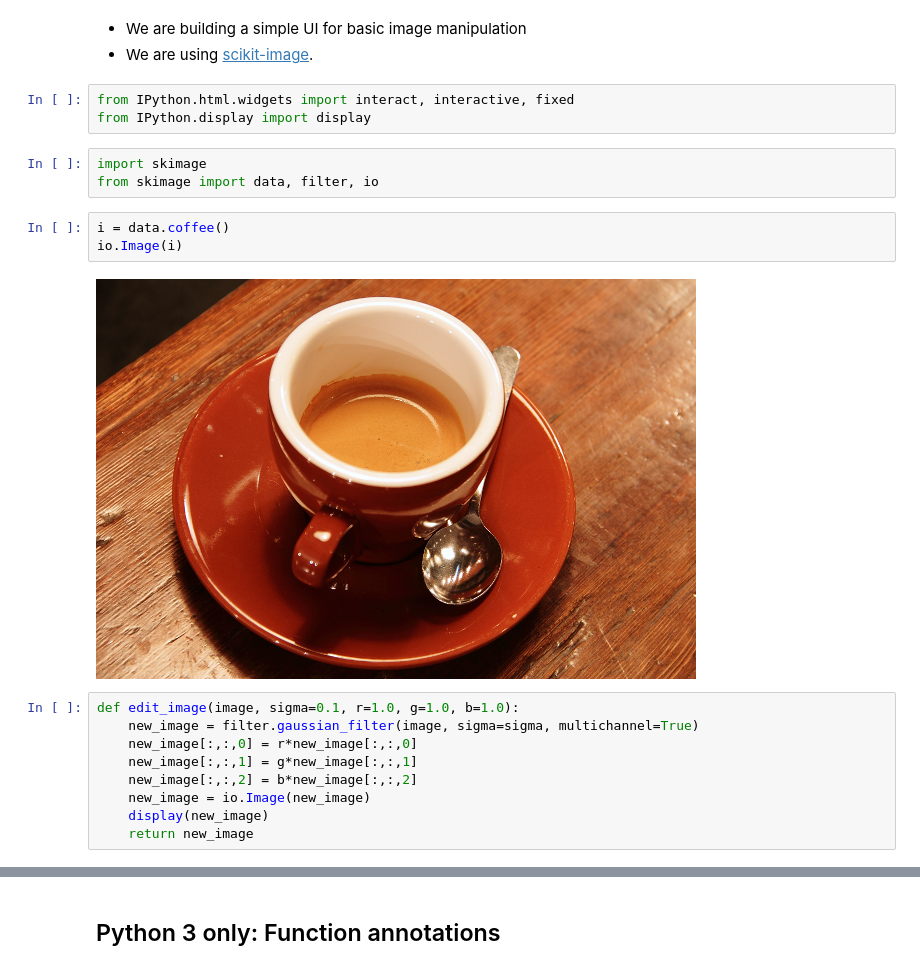
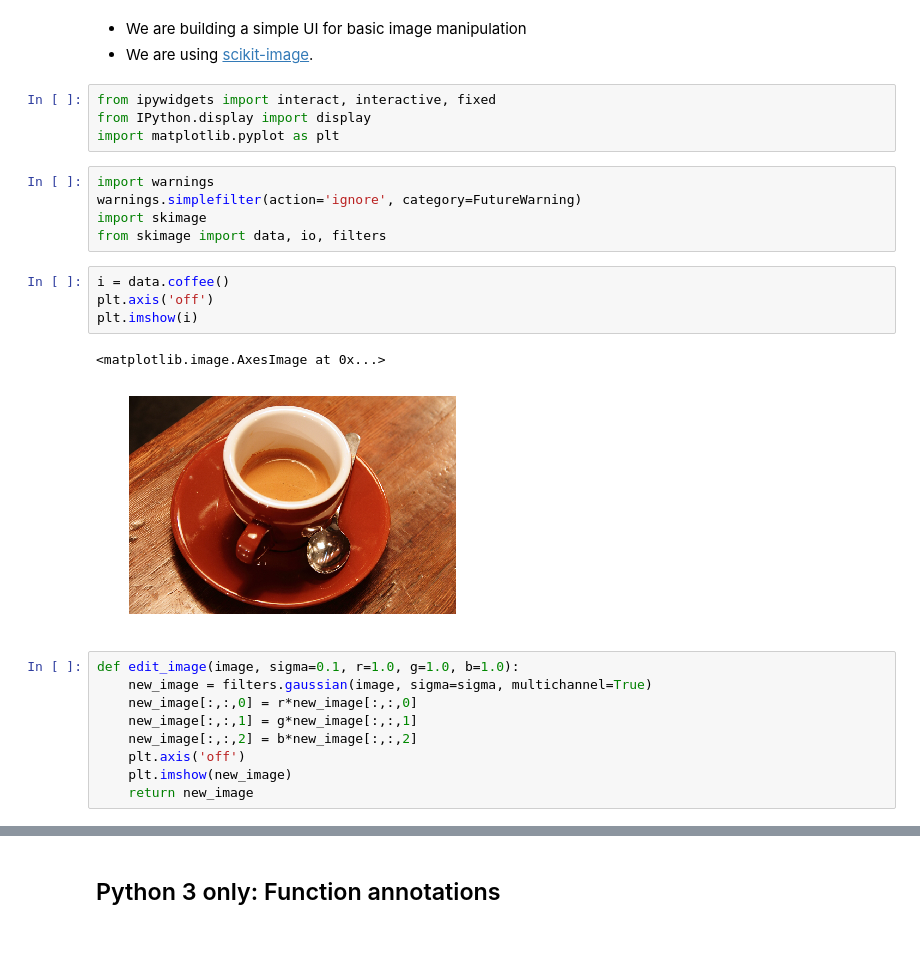
Before and after one commit to MISTLab/NotebookTutorial, a Jupyter notebook: content/InteractiveWidgets.ipynb, the cells around one changed output, grey strips where cells are left out. Saved outputs shown, nothing was run; the diff lists cells and outputs as text; blank space fills up the shorter version.

```diff
--- a/content/InteractiveWidgets.ipynb
+++ b/content/InteractiveWidgets.ipynb
@@ -4,24 +4,29 @@
 - We are building a simple UI for basic image manipulation
 - We are using [scikit-image](http://scikit-image.org/).
 # %%
-from IPython.html.widgets import interact, interactive, fixed
+from ipywidgets import interact, interactive, fixed
 from IPython.display import display
+import matplotlib.pyplot as plt
 # %%
+import warnings
+warnings.simplefilter(action='ignore', category=FutureWarning)
 import skimage
-from skimage import data, filter, io
+from skimage import data, io, filters
 # %%
 i = data.coffee()
-io.Image(i)
+plt.axis('off')
+plt.imshow(i)
 # %% [output]
+<matplotlib.image.AxesImage at 0x...>
-[figure, old version]
+[figure, new version]
 # %%
 def edit_image(image, sigma=0.1, r=1.0, g=1.0, b=1.0):
-    new_image = filter.gaussian_filter(image, sigma=sigma, multichannel=True)
+    new_image = filters.gaussian(image, sigma=sigma, multichannel=True)
     new_image[:,:,0] = r*new_image[:,:,0]
     new_image[:,:,1] = g*new_image[:,:,1]
     new_image[:,:,2] = b*new_image[:,:,2]
-    new_image = io.Image(new_image)
-    display(new_image)
+    plt.axis('off')
+    plt.imshow(new_image)
     return new_image
 # %%
 lims = (0.0,1.0,0.01)
```
Also changed, not shown: parts of 10 cells of this notebook, 2 other files.
